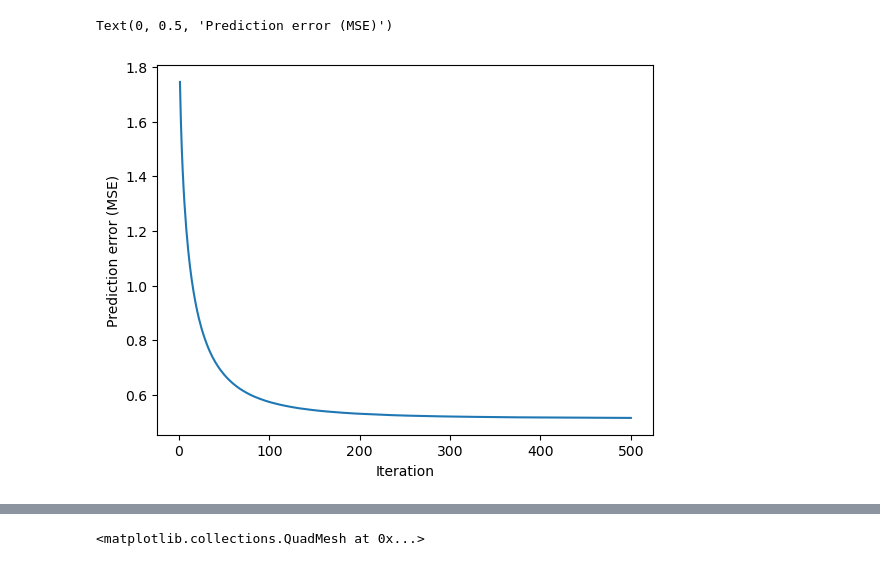
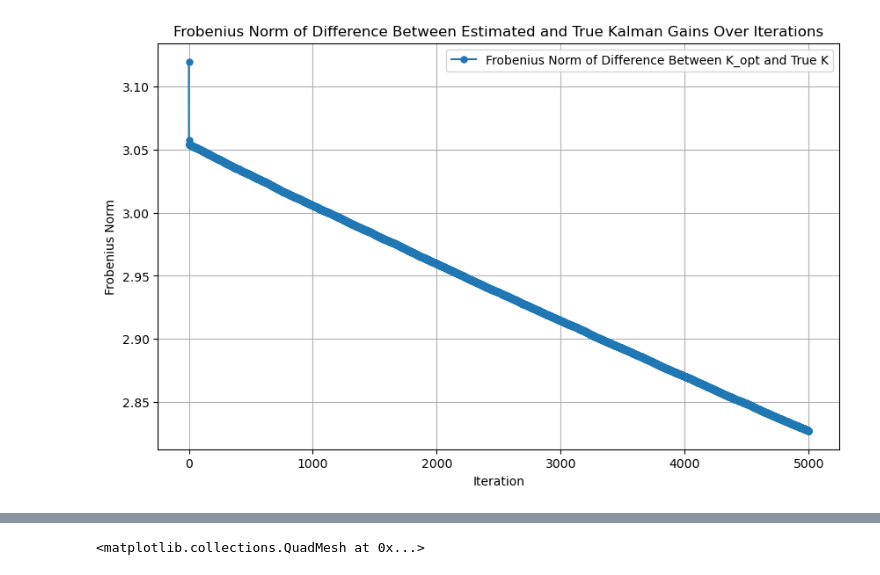
Before and after one commit to enochcluk/variational_filtering, a Jupyter notebook: fixed_linear.ipynb, the cells around one changed output, grey strips where cells are left out. Cells and saved outputs as stored; diff of their text form; code cells hidden in the pictures.

```diff
--- a/fixed_linear.ipynb
+++ b/fixed_linear.ipynb
@@ -166,10 +238,18 @@ plt.savefig("linear_gain.pdf")
-# %%
-plt.plot(range(1, n_iters+1), prediction_errors)
-plt.xlabel("Iteration")
-plt.ylabel("Prediction error (MSE)")
-# %% [output]
-Text(0, 0.5, 'Prediction error (MSE)')
-[figure, removed]
+# %%
+import jax.numpy as jnp
+
+# Compute norms between each corresponding K_opt in Ks and true K in K
+step_norms = [jnp.linalg.norm(K_opt - true_K, 'fro') for K_opt, true_K in zip(Ks, K)]
+plt.figure(figsize=(10, 6))
+plt.plot(step_norms, marker='o', linestyle='-', markersize=5, label='Frobenius Norm of Difference Between K_opt and True K')
+plt.title('Frobenius Norm of Difference Between Estimated and True Kalman Gains Over Iterations')
+plt.xlabel('Iteration')
+plt.ylabel('Frobenius Norm')
+plt.grid(True)
+plt.legend()
+plt.show()
+# %% [output]
+[figure, added]
 # %%
 fig, (ax1, ax2) = plt.subplots(figsize=(10, 4), ncols=2)
 
```
Also changed, not shown: parts of 10 cells of this notebook, 29 other files.
